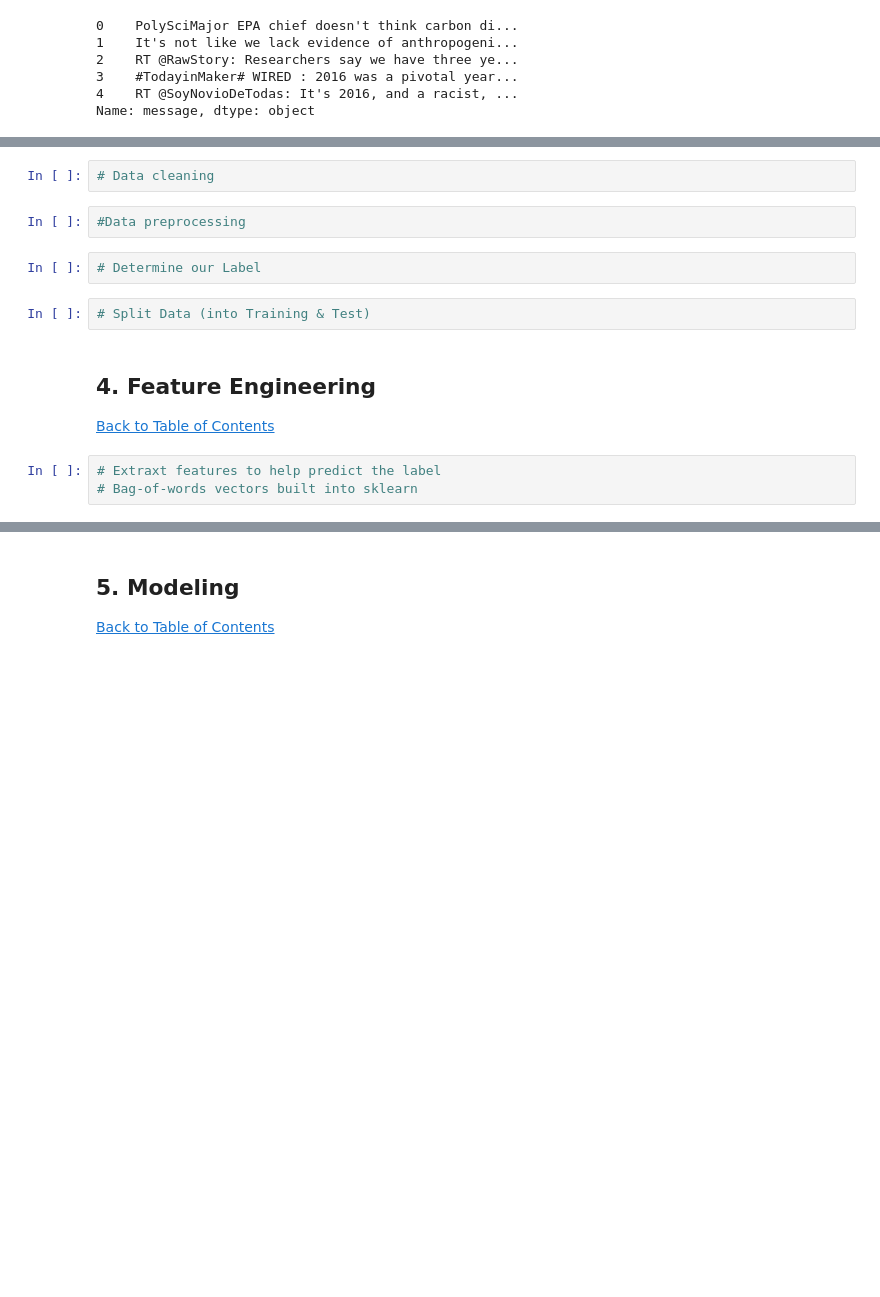
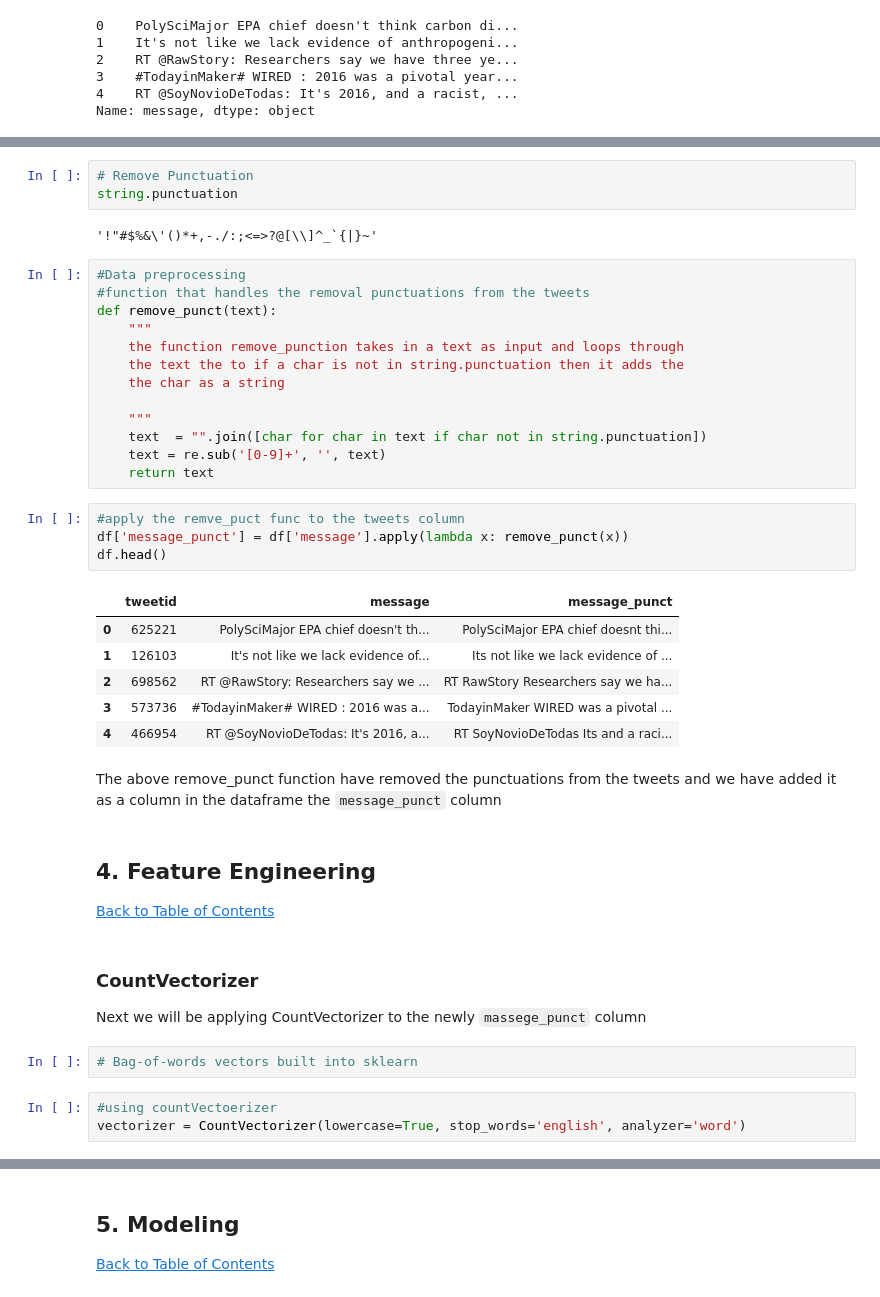
Before and after one commit to abubakaralsadiq/Classification-predict-Team-8, a Jupyter notebook: Classification Predict .ipynb, the cells around one changed output, grey strips where cells are left out. Drawn from its saved outputs; the diff is of its cells as text; blank space fills up the shorter version.

```diff
--- a/Classification Predict .ipynb
+++ b/Classification Predict .ipynb
@@ -224,15 +299,44 @@ Before applying any ML model to a set of data we need fisrt check our data to se
 # %%
-# Data cleaning
+# Remove Punctuation
+string.punctuation
+# %% [output]
+'!"#$%&\'()*+,-./:;<=>?@[\\]^_`{|}~'
 # %%
 #Data preprocessing
+#function that handles the removal punctuations from the tweets
+def remove_punct(text):
+    """
+    the function remove_punction takes in a text as input and loops through
+    the text the to if a char is not in string.punctuation then it adds the
+    the char as a string
+
+    """
+    text  = "".join([char for char in text if char not in string.punctuation])
+    text = re.sub('[0-9]+', '', text)
+    return text
-# %%
-# Determine our Label
-# %%
-# Split Data (into Training & Test)
+# %%
+#apply the remve_puct func to the tweets column
+df['message_punct'] = df['message'].apply(lambda x: remove_punct(x))
+df.head()
+# %% [output]
+|  | tweetid | message | message_punct |
+| 0 | 625221 | PolySciMajor EPA chief doesn't th... | PolySciMajor EPA chief doesnt thi... |
+| 1 | 126103 | It's not like we lack evidence of... | Its not like we lack evidence of ... |
+| 2 | 698562 | RT @RawStory: Researchers say we ... | RT RawStory Researchers say we ha... |
+| 3 | 573736 | #TodayinMaker# WIRED : 2016 was a... | TodayinMaker WIRED was a pivotal ... |
+| 4 | 466954 | RT @SoyNovioDeTodas: It's 2016, a... | RT SoyNovioDeTodas Its and a raci... |
+# %% [markdown]
+The above remove_punct function have removed the punctuations from the tweets and we have added it as a column in the dataframe the `message_punct` column
 # %% [markdown]
  <a id="four"></a>
 ## 4. Feature Engineering
 <a href=#cont>Back to Table of Contents</a>
+# %% [markdown]
+### CountVectorizer
+
+Next we will be applying CountVectorizer to the newly `massege_punct` column
 # %%
-# Extraxt features to help predict the label
 # Bag-of-words vectors built into sklearn
+# %%
+#using countVectoerizer
+vectorizer = CountVectorizer(lowercase=True, stop_words='english', analyzer='word')
```
Also changed, not shown: parts of 24 cells of this notebook.
